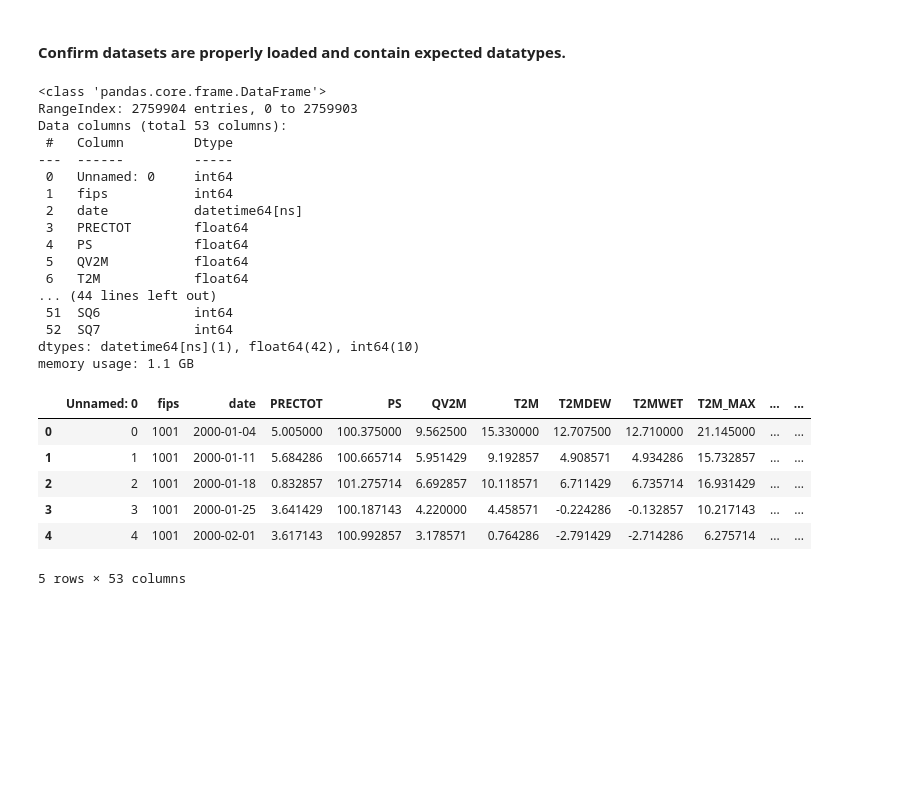
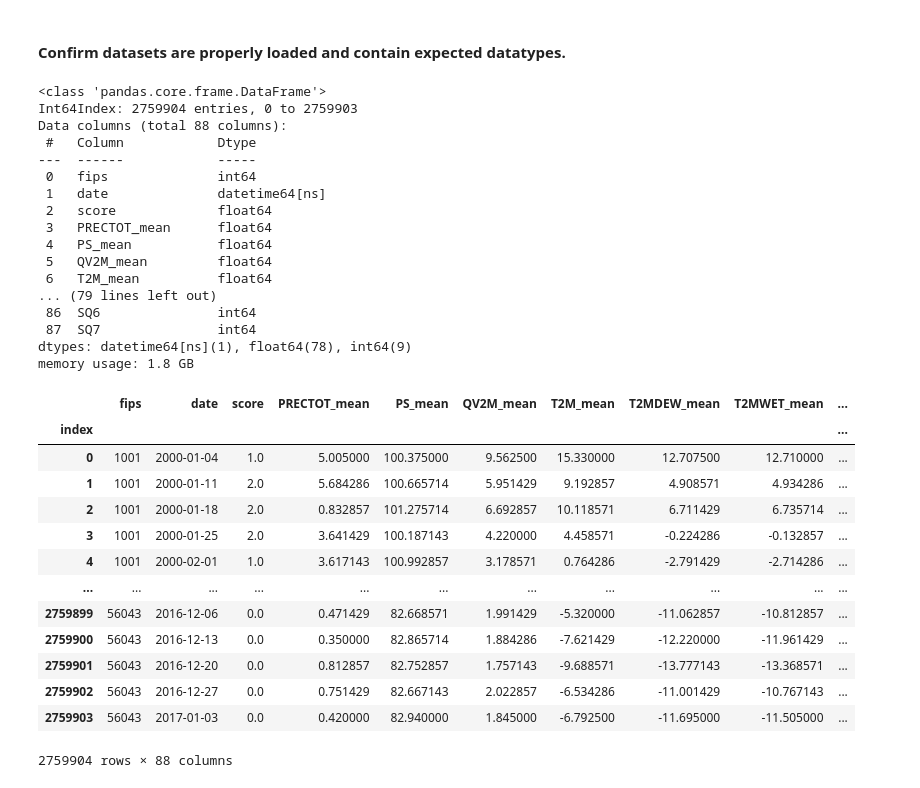
Before and after one commit to ChadDelany/drought_prediction, a Jupyter notebook: Notebooks/03d_Preprocessing-Scale.ipynb, the cells around one changed output. Drawn from its saved outputs; the diff is of its cells as text; code cells hidden in the pictures; blank space fills up the shorter version.

```diff
--- a/Notebooks/03d_Preprocessing-Scale.ipynb
+++ b/Notebooks/03d_Preprocessing-Scale.ipynb
@@ -13,10 +13,11 @@ from sklearn.preprocessing import StandardScaler
 # local_data = 'D:\\Data_Science\\DroughtProject\\Data\\' # Location on Windows
 local_data = '/home/chad/Data/Drought_Prediction/' # Location on Linux
 
-# Load the dataset that contains training (meteorological variables) resampled weekly with mean
+# Load the dataset that contains training (meteorological variables) resampled weekly with mean, max, min
 # and the soil variables that have been merged on the county 'fips' value
-tsm = pd.read_csv(local_data + 'train_soil_mean.csv',
+tsm = pd.read_csv(local_data + 'train_soil_stats.csv',
                         parse_dates=['date'],
+                        index_col=['index'],
                         header=0)
 # %% [markdown]
 #### Confirm datasets are properly loaded and contain expected datatypes.
@@ -24,29 +25,36 @@ tsm = pd.read_csv(local_data + 'train_soil_mean.csv',
 tsm.info()
 # %% [output]
 <class 'pandas.core.frame.DataFrame'>
-RangeIndex: 2759904 entries, 0 to 2759903
-Data columns (total 53 columns):
- #   Column         Dtype
----  ------         -----
- 0   Unnamed: 0     int64
- 1   fips           int64
- 2   date           datetime64[ns]
- 3   PRECTOT        float64
- 4   PS             float64
- 5   QV2M           float64
- 6   T2M            float64
-... (44 lines left out)
- 51  SQ6            int64
- 52  SQ7            int64
-dtypes: datetime64[ns](1), float64(42), int64(10)
-memory usage: 1.1 GB
+Int64Index: 2759904 entries, 0 to 2759903
+Data columns (total 88 columns):
+ #   Column            Dtype
+---  ------            -----
+ 0   fips              int64
+ 1   date              datetime64[ns]
+ 2   score             float64
+ 3   PRECTOT_mean      float64
+ 4   PS_mean           float64
+ 5   QV2M_mean         float64
+ 6   T2M_mean          float64
+... (79 lines left out)
+ 86  SQ6               int64
+ 87  SQ7               int64
+dtypes: datetime64[ns](1), float64(78), int64(9)
+memory usage: 1.8 GB
 # %%
-tsm.head()
+tsm
 # %% [output]
-|  | Unnamed: 0 | fips | date | PRECTOT | PS | QV2M | T2M | T2MDEW | T2MWET | T2M_MAX | ... | ... |
-| 0 | 0 | 1001 | 2000-01-04 | 5.005000 | 100.375000 | 9.562500 | 15.330000 | 12.707500 | 12.710000 | 21.145000 | ... | ... |
-| 1 | 1 | 1001 | 2000-01-11 | 5.684286 | 100.665714 | 5.951429 | 9.192857 | 4.908571 | 4.934286 | 15.732857 | ... | ... |
-| 2 | 2 | 1001 | 2000-01-18 | 0.832857 | 101.275714 | 6.692857 | 10.118571 | 6.711429 | 6.735714 | 16.931429 | ... | ... |
-| 3 | 3 | 1001 | 2000-01-25 | 3.641429 | 100.187143 | 4.220000 | 4.458571 | -0.224286 | -0.132857 | 10.217143 | ... | ... |
-| 4 | 4 | 1001 | 2000-02-01 | 3.617143 | 100.992857 | 3.178571 | 0.764286 | -2.791429 | -2.714286 | 6.275714 | ... | ... |
+|  | fips | date | score | PRECTOT_mean | PS_mean | QV2M_mean | T2M_mean | T2MDEW_mean | T2MWET_mean | ... |
+| index |  |  |  |  |  |  |  |  |  | ... |
+| 0 | 1001 | 2000-01-04 | 1.0 | 5.005000 | 100.375000 | 9.562500 | 15.330000 | 12.707500 | 12.710000 | ... |
+| 1 | 1001 | 2000-01-11 | 2.0 | 5.684286 | 100.665714 | 5.951429 | 9.192857 | 4.908571 | 4.934286 | ... |
+| 2 | 1001 | 2000-01-18 | 2.0 | 0.832857 | 101.275714 | 6.692857 | 10.118571 | 6.711429 | 6.735714 | ... |
+| 3 | 1001 | 2000-01-25 | 2.0 | 3.641429 | 100.187143 | 4.220000 | 4.458571 | -0.224286 | -0.132857 | ... |
+| 4 | 1001 | 2000-02-01 | 1.0 | 3.617143 | 100.992857 | 3.178571 | 0.764286 | -2.791429 | -2.714286 | ... |
+| ... | ... | ... | ... | ... | ... | ... | ... | ... | ... | ... |
+| 2759899 | 56043 | 2016-12-06 | 0.0 | 0.471429 | 82.668571 | 1.991429 | -5.320000 | -11.062857 | -10.812857 | ... |
+| 2759900 | 56043 | 2016-12-13 | 0.0 | 0.350000 | 82.865714 | 1.884286 | -7.621429 | -12.220000 | -11.961429 | ... |
+| 2759901 | 56043 | 2016-12-20 | 0.0 | 0.812857 | 82.752857 | 1.757143 | -9.688571 | -13.777143 | -13.368571 | ... |
+| 2759902 | 56043 | 2016-12-27 | 0.0 | 0.751429 | 82.667143 | 2.022857 | -6.534286 | -11.001429 | -10.767143 | ... |
+| 2759903 | 56043 | 2017-01-03 | 0.0 | 0.420000 | 82.940000 | 1.845000 | -6.792500 | -11.695000 | -11.505000 | ... |
-5 rows × 53 columns
+2759904 rows × 88 columns
```
Also changed, not shown: parts of 7 cells of this notebook.
